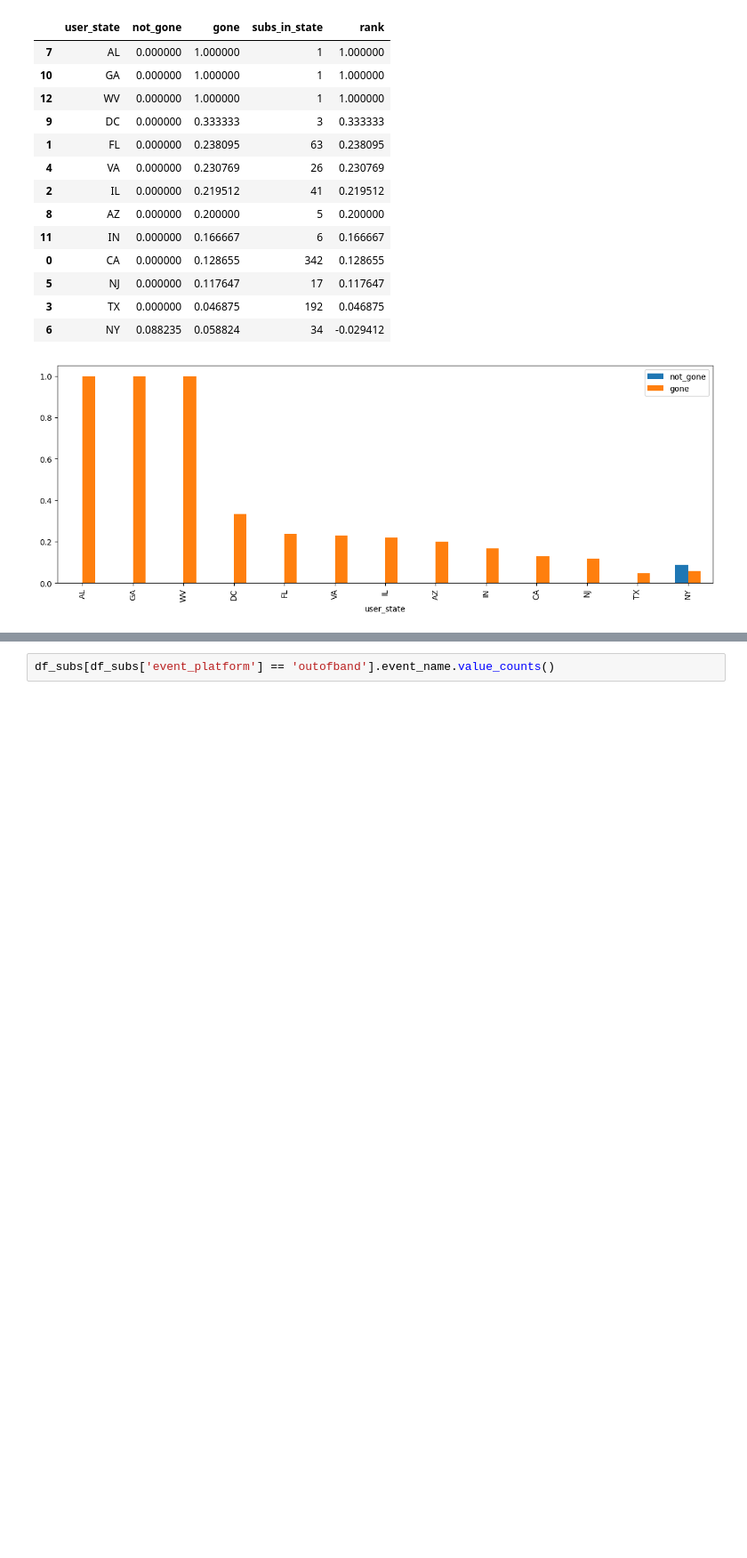
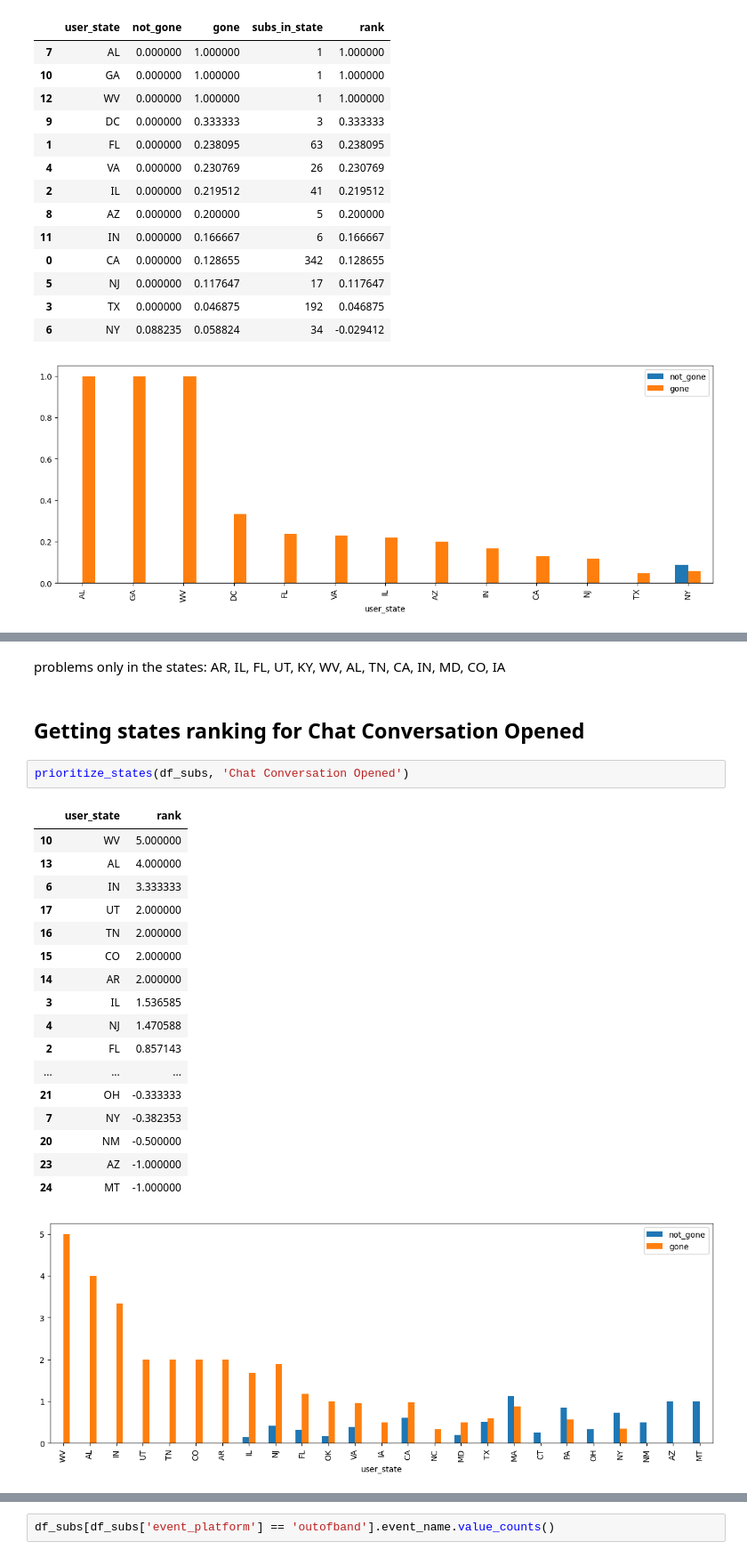
Before and after one commit to yanov2708/INT20H, a Jupyter notebook: test_task.ipynb, the cells around one changed output, grey strips where cells are left out. Shown: that part at 89% size. Cells and saved outputs as stored; diff of their text form; blank space fills up the shorter version.

```diff
--- a/test_task.ipynb
+++ b/test_task.ipynb
@@ -338,0 +324,25 @@ As we can see on our example event "Account Setup Profile Skip", there is not a
+# %% [markdown]
+problems only in the states: AR, IL, FL, UT, KY, WV, AL, TN, CA, IN, MD, CO, IA
+# %% [markdown]
+## Getting states ranking for Chat Conversation Opened
+# %%
+prioritize_states(df_subs, 'Chat Conversation Opened')
+# %% [output]
+|  | user_state | rank |
+| 10 | WV | 5.000000 |
+| 13 | AL | 4.000000 |
+| 6 | IN | 3.333333 |
+| 17 | UT | 2.000000 |
+| 16 | TN | 2.000000 |
+| 15 | CO | 2.000000 |
+| 14 | AR | 2.000000 |
+| 3 | IL | 1.536585 |
+| 4 | NJ | 1.470588 |
+| 2 | FL | 0.857143 |
+| ... | ... | ... |
+| 21 | OH | -0.333333 |
+| 7 | NY | -0.382353 |
+| 20 | NM | -0.500000 |
+| 23 | AZ | -1.000000 |
+| 24 | MT | -1.000000 |
+[figure, added]
```
Also changed, not shown: parts of 67 cells of this notebook.
